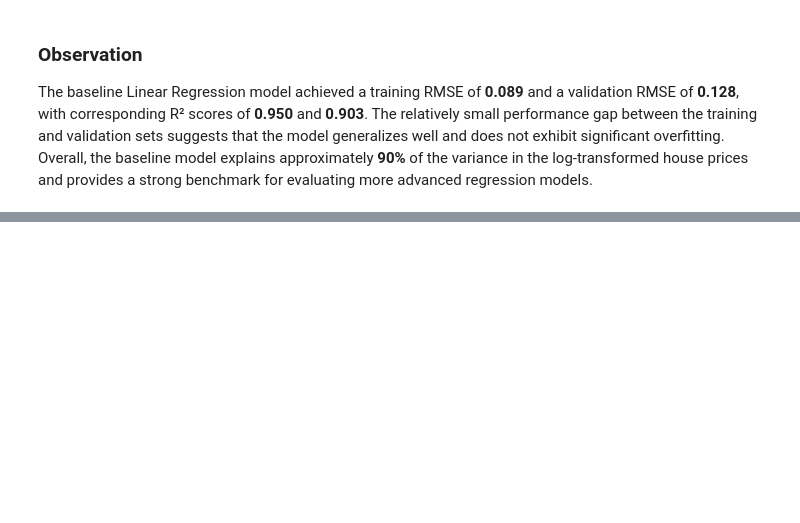
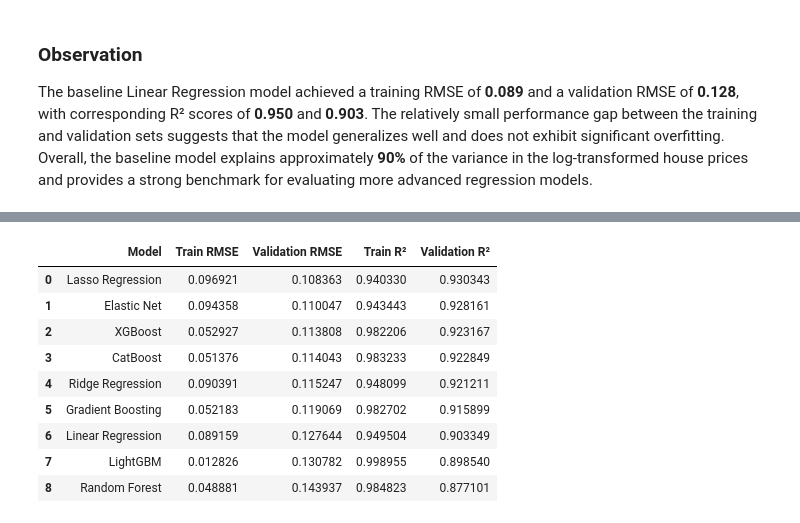
Before and after one commit to mustafa-al-soufi/house-price-prediction, a Jupyter notebook: notebooks/exploration.ipynb, the cells around one changed output, grey strips where cells are left out. Saved outputs shown, nothing was run; the diff lists cells and outputs as text; code cells hidden in the pictures; blank space fills up the shorter version.

```diff
--- a/notebooks/exploration.ipynb
+++ b/notebooks/exploration.ipynb
@@ -690,0 +972,30 @@ The baseline Linear Regression model achieved a training RMSE of **0.089** and a
+# %%
+from catboost import CatBoostRegressor
+from sklearn.metrics import root_mean_squared_error, r2_score
+
+catboost = CatBoostRegressor(
+    iterations=500,
+    learning_rate=0.05,
+    depth=6,
+    loss_function="RMSE",
+    random_state=42,
+    verbose=False
+)
+
+catboost.fit(X_train_prepared, y_train)
+
+catboost_train_pred = catboost.predict(X_train_prepared)
+
+catboost_train_rmse = root_mean_squared_error(y_train, catboost_train_pred)
+catboost_train_r2 = r2_score(y_train, catboost_train_pred)
+
+print(f"Train RMSE: {catboost_train_rmse:.3f}")
+print(f"Train R²: {catboost_train_r2:.3f}")
+
+catboost_valid_pred = catboost.predict(X_valid_prepared)
+
+catboost_valid_rmse = root_mean_squared_error(y_valid, catboost_valid_pred)
+catboost_valid_r2 = r2_score(y_valid, catboost_valid_pred)
+
+print(f"Validation RMSE: {catboost_valid_rmse:.3f}")
+print(f"Validation R²: {catboost_valid_r2:.3f}")
@@ -690,0 +1086,16 @@ The baseline Linear Regression model achieved a training RMSE of **0.089** and a
+# %%
+results.sort_values(
+    by="Validation RMSE",
+    ascending=True
+).reset_index(drop=True)
+# %% [output]
+|  | Model | Train RMSE | Validation RMSE | Train R² | Validation R² |
+| 0 | Lasso Regression | 0.096921 | 0.108363 | 0.940330 | 0.930343 |
+| 1 | Elastic Net | 0.094358 | 0.110047 | 0.943443 | 0.928161 |
+| 2 | XGBoost | 0.052927 | 0.113808 | 0.982206 | 0.923167 |
+| 3 | CatBoost | 0.051376 | 0.114043 | 0.983233 | 0.922849 |
+| 4 | Ridge Regression | 0.090391 | 0.115247 | 0.948099 | 0.921211 |
+| 5 | Gradient Boosting | 0.052183 | 0.119069 | 0.982702 | 0.915899 |
+| 6 | Linear Regression | 0.089159 | 0.127644 | 0.949504 | 0.903349 |
+| 7 | LightGBM | 0.012826 | 0.130782 | 0.998955 | 0.898540 |
+| 8 | Random Forest | 0.048881 | 0.143937 | 0.984823 | 0.877101 |
```
Also changed, not shown: parts of 21 cells of this notebook, 4 other files.
